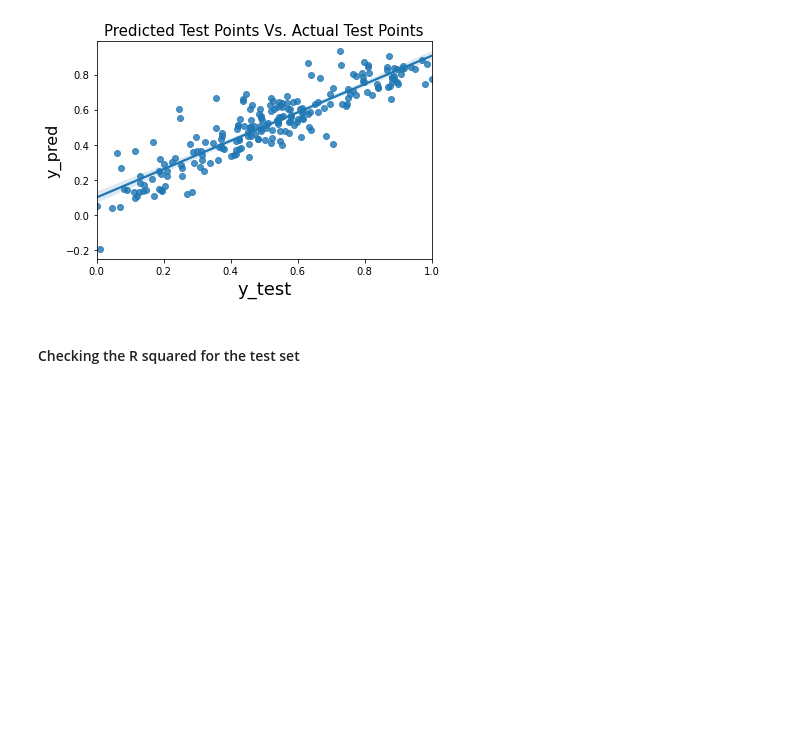
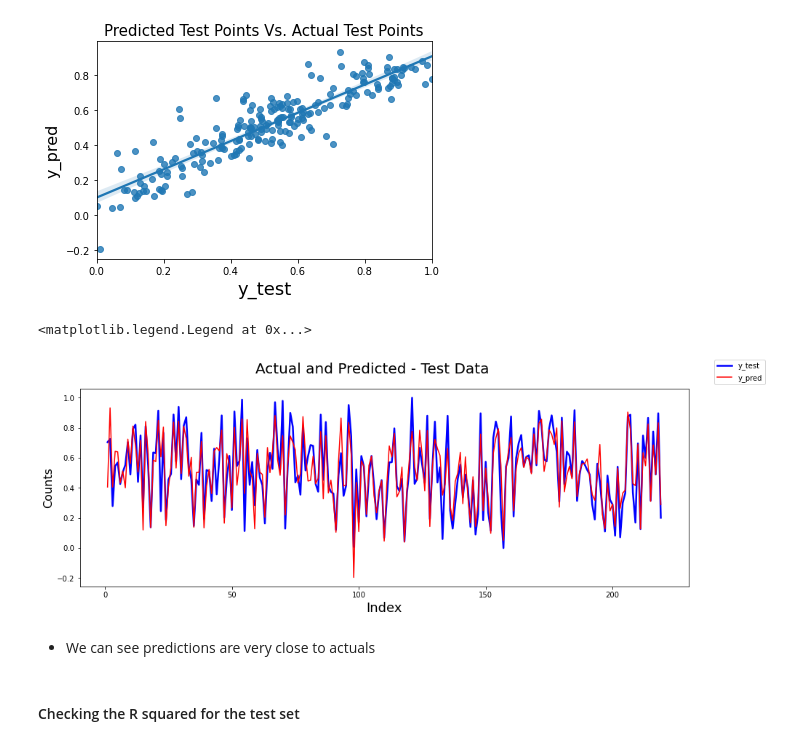
Before and after one commit to Silapada-Hansda/Bike_sharing_linear_regression, a Jupyter notebook: bike_sharing_assignment.ipynb, the cells around one changed output. Drawn from its saved outputs; the diff is of its cells as text; code cells hidden in the pictures; blank space fills up the shorter version.

```diff
--- a/bike_sharing_assignment.ipynb
+++ b/bike_sharing_assignment.ipynb
@@ -666,6 +673,20 @@ plt.ylabel('y_pred', fontsize=16)
 plt.show()
 # %% [output]
 [figure]
+# %%
+c = [i for i in range(1,len(y_test)+1,1)]
+fig = plt.figure(figsize=(15,5))
+plt.plot(c,y_test, color="blue", linewidth=2.5, linestyle="-")
+plt.plot(c,y_pred, color="red",  linewidth=1.5, linestyle="-")
+fig.suptitle('Actual and Predicted - Test Data ', fontsize=20)
+plt.xlabel('Index', fontsize=18)
+plt.ylabel('Counts', fontsize=16)
+fig.legend(labels=('y_test','y_pred'))
+# %% [output]
+<matplotlib.legend.Legend at 0x...>
+[figure, added]
+# %% [markdown]
+- We can see predictions are very close to actuals
 # %% [markdown]
 #### Checking the R squared for the test set
 # %%
```
Also changed, not shown: parts of 18 cells of this notebook.
